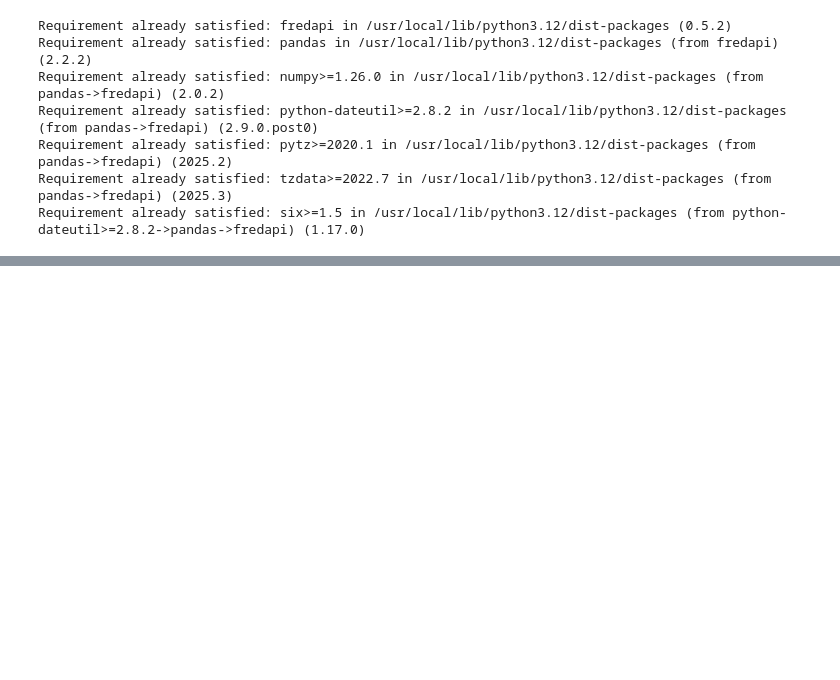
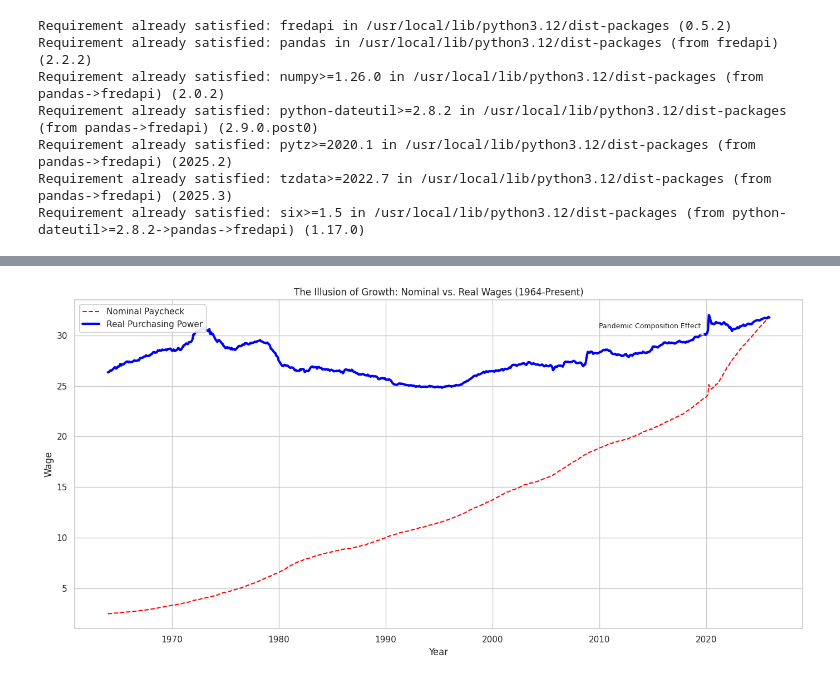
Before and after one commit to zzzzzssyy/ECON3916-33674-Statistical-Machine-Learning, a Jupyter notebook: Lab 2/Lab_2_Fred_API.ipynb, the cells around one changed output, grey strips where cells are left out. Saved outputs shown, nothing was run; the diff lists cells and outputs as text; code cells hidden in the pictures; blank space fills up the shorter version.

```diff
--- a/Lab 2/Lab_2_Fred_API.ipynb
+++ b/Lab 2/Lab_2_Fred_API.ipynb
@@ -70,0 +93,74 @@ Fetching data from FRED...
+# %%
+import matplotlib.pyplot as plt
+import seaborn as sns
+
+# Ensure the index is a DatetimeIndex (if not already)
+# df.index = pd.to_datetime(df.index)
+
+# Set the seaborn whitegrid theme
+sns.set_theme(style="whitegrid")
+
+# Create the figure with the specified size
+plt.figure(figsize=(14, 7))
+
+# Plot Nominal_Wage as a dashed red line
+sns.lineplot(
+    x=df.index,
+    y=df['Nominal_wage'],
+    color="red",
+    linestyle="--",
+    label="Nominal Paycheck",
+)
+
+# Plot Real_Wage as a thick blue line
+sns.lineplot(
+    x=df.index,
+    y=df['Real_Wage'],
+    color="blue",
+    linewidth=3.0,
+    label="Real Purchasing Power",
+)
+
+# Title
+plt.title("The Illusion of Growth: Nominal vs. Real Wages (1964-Present)")
+
+# Axis labels (optional but professional)
+plt.xlabel("Year")
+plt.ylabel("Wage")
+
+# Annotations: locate the 2020 spike in Real_Wage and annotate with an arrow
+# Find the index where Real_Wage has its maximum around 2020, or specify the exact timestamp if known.
+# Here we demonstrate a robust approach: identify the 2020 datapoint and annotate near its value.
+
+# If you know the exact 2020 point (e.g., 2020-06-01), you can set it directly:
+# ts_2020 = pd.Timestamp("2020-06-01")
+# But we'll search for the first 2020 entry in the index for annotation target.
+try:
+    # Use the first timestamp in 2020 or later
+    ts_2020 = df.loc[df.index >= pd.Timestamp("2020-01-01")].index[0]
+    y_2020 = df.loc[ts_2020, 'Real_Wage']
+except Exception:
+    # Fallback: use the maximum Real_Wage value as a proxy if 2020 isn't present
+    ts_2020 = df.index[df['Real_Wage'].idxmax()]
+    y_2020 = df.loc[ts_2020, 'Real_Wage']
+
+# Annotation position (slightly to the left to avoid overlap with the line)
+annot_x = ts_2020
+annot_y = y_2020
+
+plt.annotate(
+    "Pandemic Composition Effect",
+    xy=(annot_x, annot_y),
+    xytext=(annot_x - 0.5 * pd.Timedelta(days=365), annot_y * 1.02),
+    arrowprops=dict(facecolor="black", arrowstyle="->"),
+    fontsize=9,
+    horizontalalignment="right",
+)
+
+# Optional grid/legend tweaks for a professional finish
+plt.legend(loc="upper left", frameon=True, framealpha=0.9)
+
+plt.tight_layout()
+plt.show()
+# %% [output]
+[figure, added]
```
Also changed, not shown: parts of 4 cells of this notebook.
